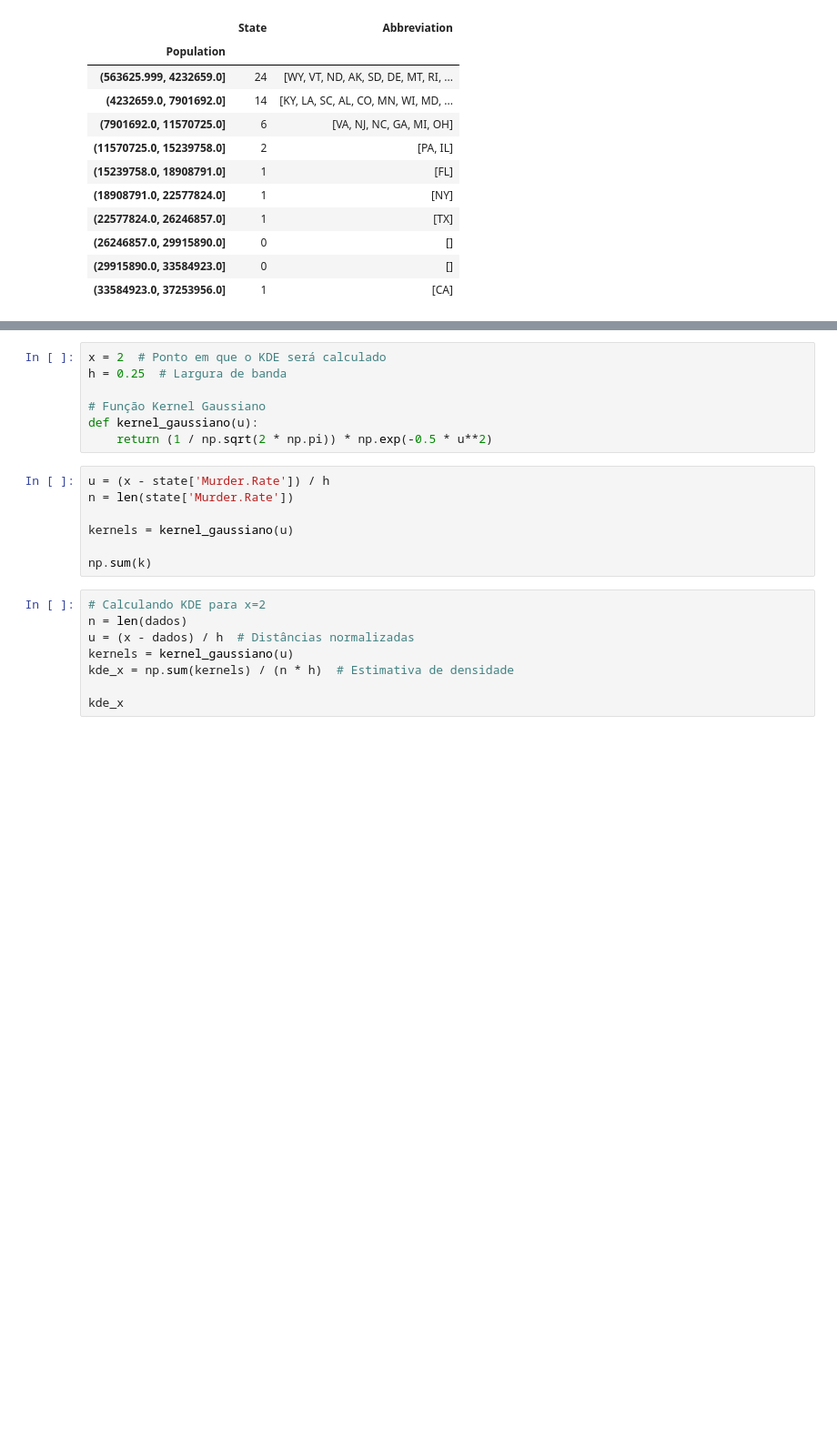
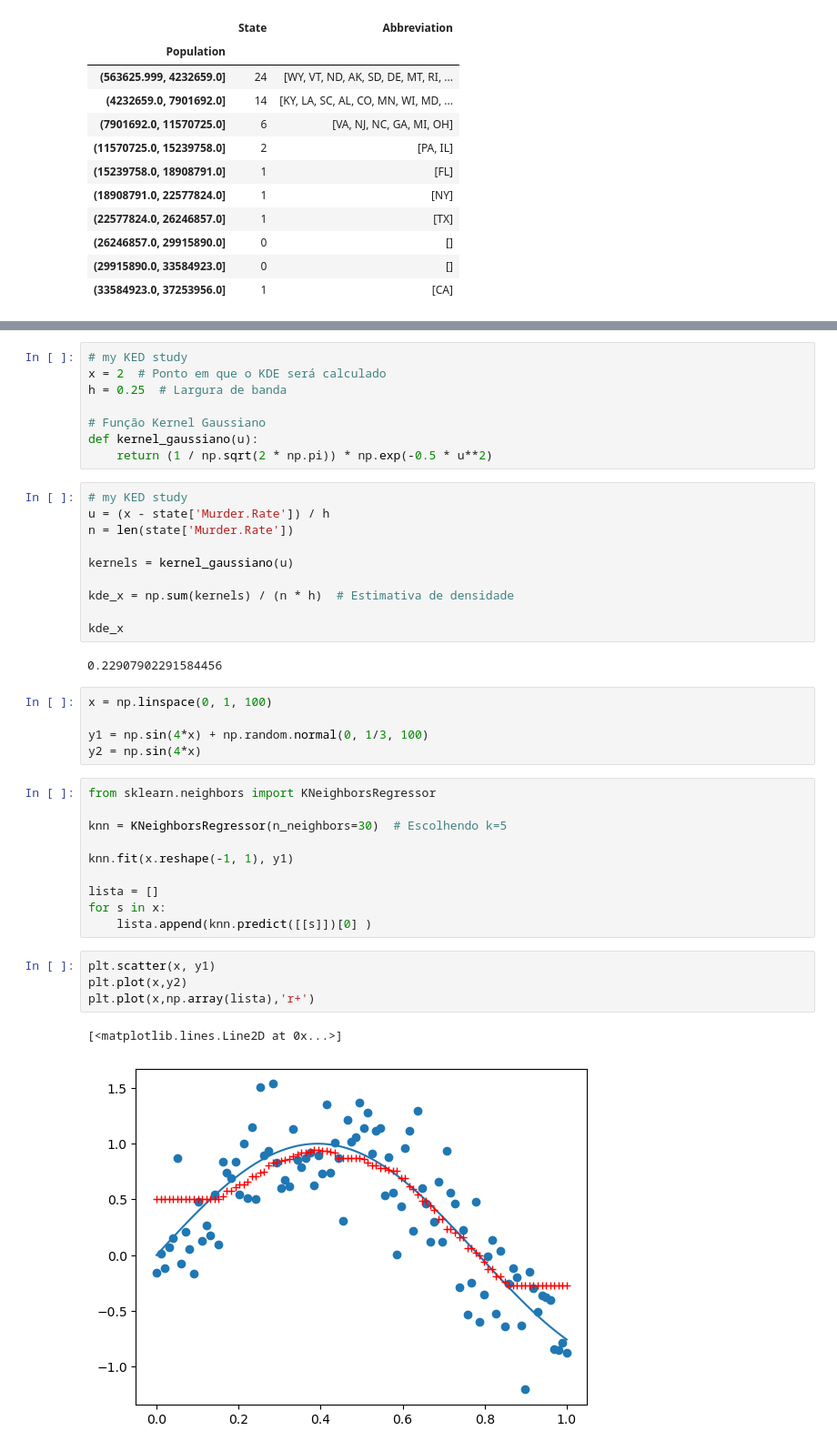
Before and after one commit to PacemqueDones/practical-statistics-for-data-scientists, a Jupyter notebook: Chapter 1 - Exploratory Data Analysis/Taxa de Homicídio.ipynb, the cells around one changed output, grey strips where cells are left out. Shown: that part at 91% size. Cells and saved outputs as stored; diff of their text form; blank space fills up the shorter version.

```diff
--- a/Chapter 1 - Exploratory Data Analysis/Taxa de Homicídio.ipynb
+++ b/Chapter 1 - Exploratory Data Analysis/Taxa de Homicídio.ipynb
@@ -191,4 +173,5 @@ array([ 2.7,  1.6,  3. ,  5.6,  2.3,  5.8,  3.6,  2.4,  0.9,  1.6,  1.8,
 # %%
+# my KED study
 x = 2  # Ponto em que o KDE será calculado
 h = 0.25  # Largura de banda
 
@@ -196,17 +179,36 @@ h = 0.25  # Largura de banda
 def kernel_gaussiano(u):
     return (1 / np.sqrt(2 * np.pi)) * np.exp(-0.5 * u**2)
 # %%
+# my KED study
 u = (x - state['Murder.Rate']) / h
 n = len(state['Murder.Rate'])
 
 kernels = kernel_gaussiano(u)
 
-np.sum(k)
+kde_x = np.sum(kernels) / (n * h)  # Estimativa de densidade
+
+kde_x
+# %% [output]
+0.22907902291584456
-# %%
-# Calculando KDE para x=2
-n = len(dados)
-u = (x - dados) / h  # Distâncias normalizadas
-kernels = kernel_gaussiano(u)
-kde_x = np.sum(kernels) / (n * h)  # Estimativa de densidade
-
-kde_x
+# %%
+x = np.linspace(0, 1, 100)
+
+y1 = np.sin(4*x) + np.random.normal(0, 1/3, 100)
+y2 = np.sin(4*x)
+# %%
+from sklearn.neighbors import KNeighborsRegressor
+
+knn = KNeighborsRegressor(n_neighbors=30)  # Escolhendo k=5
+
+knn.fit(x.reshape(-1, 1), y1)
+
+lista = []
+for s in x:
+    lista.append(knn.predict([[s]])[0] )
+# %%
+plt.scatter(x, y1)
+plt.plot(x,y2)
+plt.plot(x,np.array(lista),'r+')
+# %% [output]
+[<matplotlib.lines.Line2D at 0x...>]
+[figure, added]
```
Also changed, not shown: parts of 11 cells of this notebook, 1 other file.
